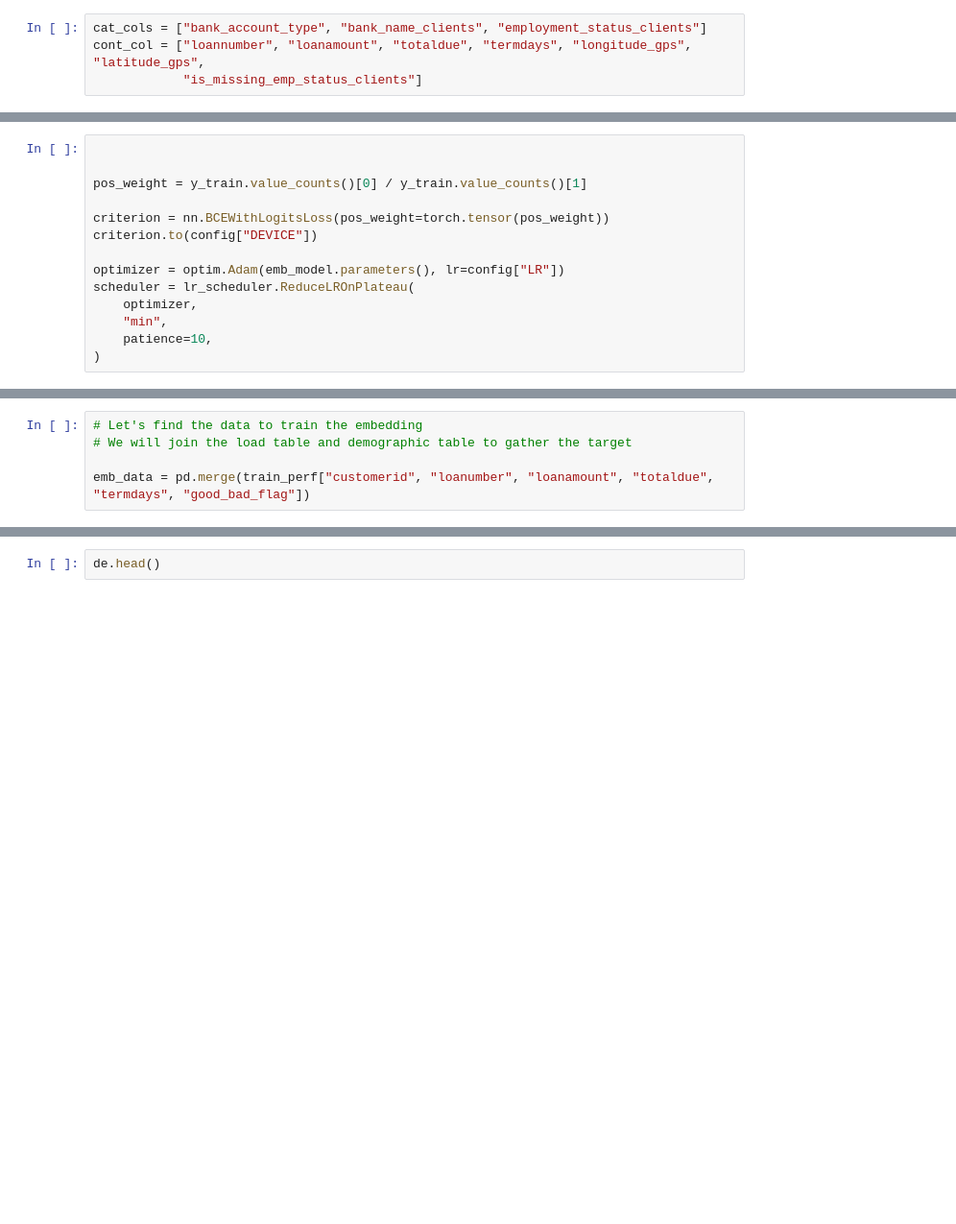
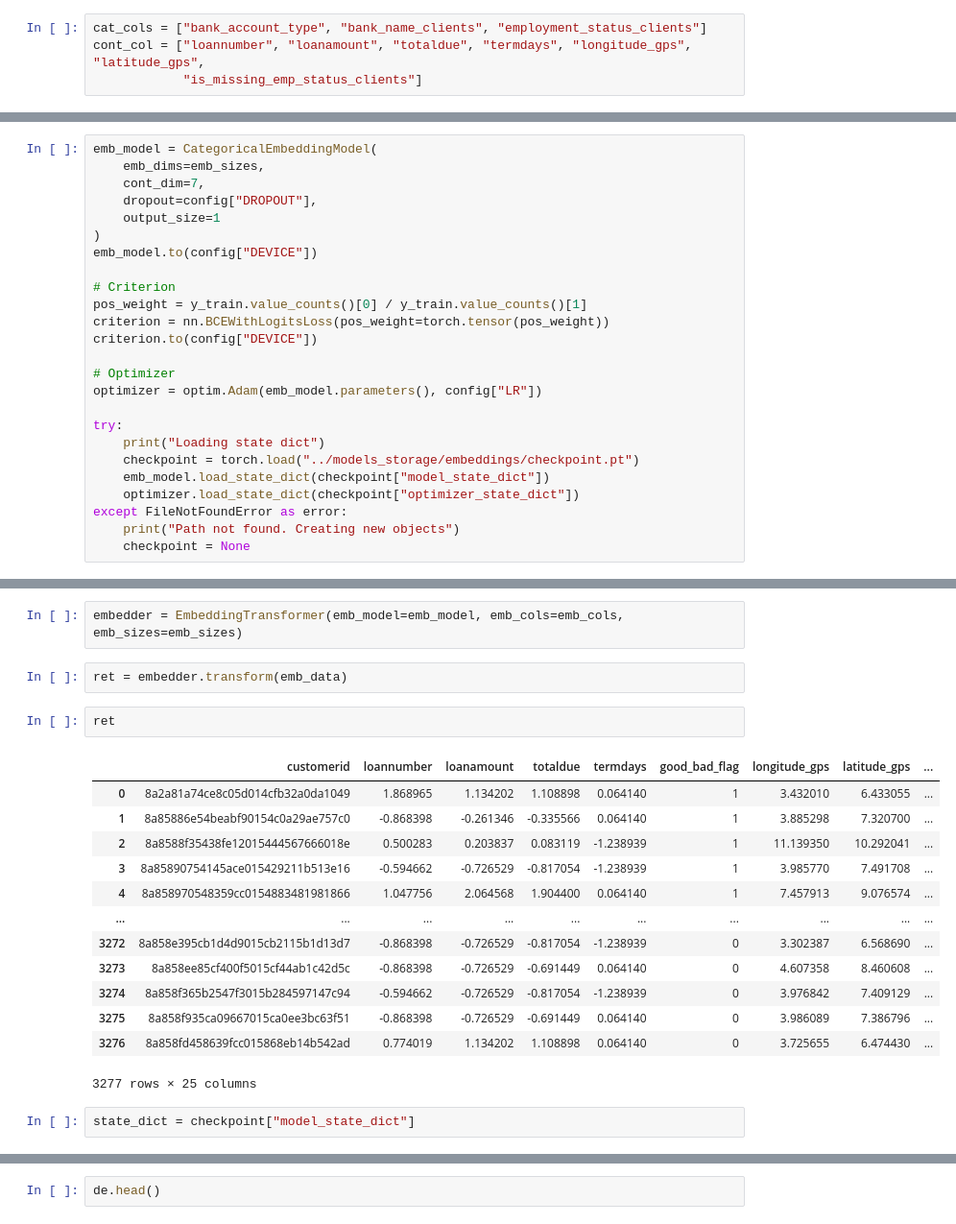
Before and after one commit to yamess/ZindiLoanPredChallenge, a Jupyter notebook: notebooks/combined_analysis.ipynb, the cells around one changed output, grey strips where cells are left out. Shown: that part at 96% size. Cells and saved outputs as stored; diff of their text form; blank space fills up the shorter version.

```diff
--- a/notebooks/combined_analysis.ipynb
+++ b/notebooks/combined_analysis.ipynb
@@ -241,14 +198,25 @@ y_train.value_counts()[0]
 # %%
+emb_model = CategoricalEmbeddingModel(
+    emb_dims=emb_sizes,
+    cont_dim=7,
+    dropout=config["DROPOUT"],
+    output_size=1
+)
+emb_model.to(config["DEVICE"])
 
-
+# Criterion
 pos_weight = y_train.value_counts()[0] / y_train.value_counts()[1]
-
 criterion = nn.BCEWithLogitsLoss(pos_weight=torch.tensor(pos_weight))
 criterion.to(config["DEVICE"])
 
-optimizer = optim.Adam(emb_model.parameters(), lr=config["LR"])
-scheduler = lr_scheduler.ReduceLROnPlateau(
-    optimizer,
-    "min",
-    patience=10,
-)
+# Optimizer
+optimizer = optim.Adam(emb_model.parameters(), config["LR"])
+
+try:
+    print("Loading state dict")
+    checkpoint = torch.load("../models_storage/embeddings/checkpoint.pt")
+    emb_model.load_state_dict(checkpoint["model_state_dict"])
+    optimizer.load_state_dict(checkpoint["optimizer_state_dict"])
+except FileNotFoundError as error:
+    print("Path not found. Creating new objects")
+    checkpoint = None
@@ -308,5 +299,0 @@ dt[1]
-# %%
-# Let's find the data to train the embedding
-# We will join the load table and demographic table to gather the target
-
-emb_data = pd.merge(train_perf["customerid", "loanumber", "loanamount", "totaldue", "termdays", "good_bad_flag"])
@@ -314,0 +332,22 @@ tensor([[0.0106, 0.0165]], grad_fn=<AddmmBackward0>)
+# %%
+embedder = EmbeddingTransformer(emb_model=emb_model, emb_cols=emb_cols, emb_sizes=emb_sizes)
+# %%
+ret = embedder.transform(emb_data)
+# %%
+ret
+# %% [output]
+|  | customerid | loannumber | loanamount | totaldue | termdays | good_bad_flag | longitude_gps | latitude_gps | ... |
+| 0 | 8a2a81a74ce8c05d014cfb32a0da1049 | 1.868965 | 1.134202 | 1.108898 | 0.064140 | 1 | 3.432010 | 6.433055 | ... |
+| 1 | 8a85886e54beabf90154c0a29ae757c0 | -0.868398 | -0.261346 | -0.335566 | 0.064140 | 1 | 3.885298 | 7.320700 | ... |
+| 2 | 8a8588f35438fe12015444567666018e | 0.500283 | 0.203837 | 0.083119 | -1.238939 | 1 | 11.139350 | 10.292041 | ... |
+| 3 | 8a85890754145ace015429211b513e16 | -0.594662 | -0.726529 | -0.817054 | -1.238939 | 1 | 3.985770 | 7.491708 | ... |
+| 4 | 8a858970548359cc0154883481981866 | 1.047756 | 2.064568 | 1.904400 | 0.064140 | 1 | 7.457913 | 9.076574 | ... |
+| ... | ... | ... | ... | ... | ... | ... | ... | ... | ... |
+| 3272 | 8a858e395cb1d4d9015cb2115b1d13d7 | -0.868398 | -0.726529 | -0.817054 | -1.238939 | 0 | 3.302387 | 6.568690 | ... |
+| 3273 | 8a858ee85cf400f5015cf44ab1c42d5c | -0.868398 | -0.726529 | -0.691449 | 0.064140 | 0 | 4.607358 | 8.460608 | ... |
+| 3274 | 8a858f365b2547f3015b284597147c94 | -0.594662 | -0.726529 | -0.817054 | -1.238939 | 0 | 3.976842 | 7.409129 | ... |
+| 3275 | 8a858f935ca09667015ca0ee3bc63f51 | -0.868398 | -0.726529 | -0.691449 | 0.064140 | 0 | 3.986089 | 7.386796 | ... |
+| 3276 | 8a858fd458639fcc015868eb14b542ad | 0.774019 | 1.134202 | 1.108898 | 0.064140 | 0 | 3.725655 | 6.474430 | ... |
+3277 rows × 25 columns
+# %%
+state_dict = checkpoint["model_state_dict"]
```
Also changed, not shown: parts of 33 cells of this notebook, 22 other files.
